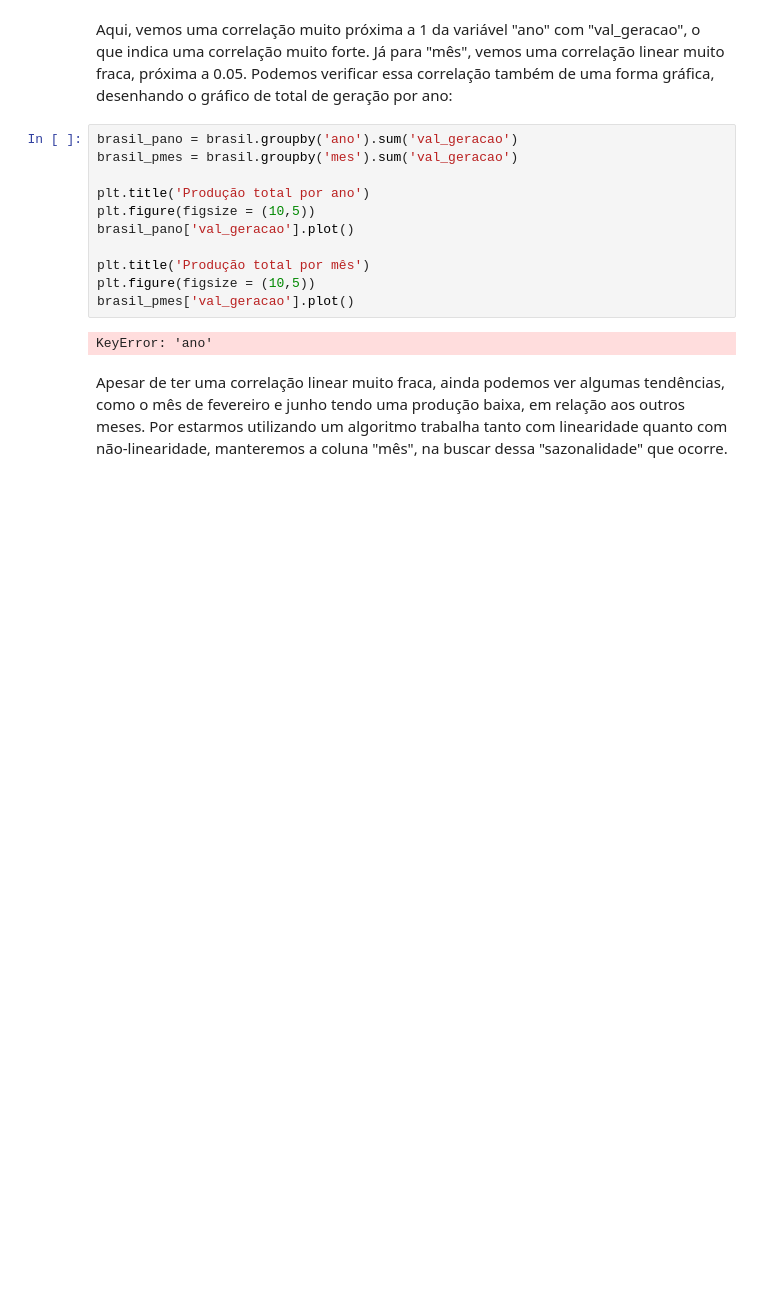
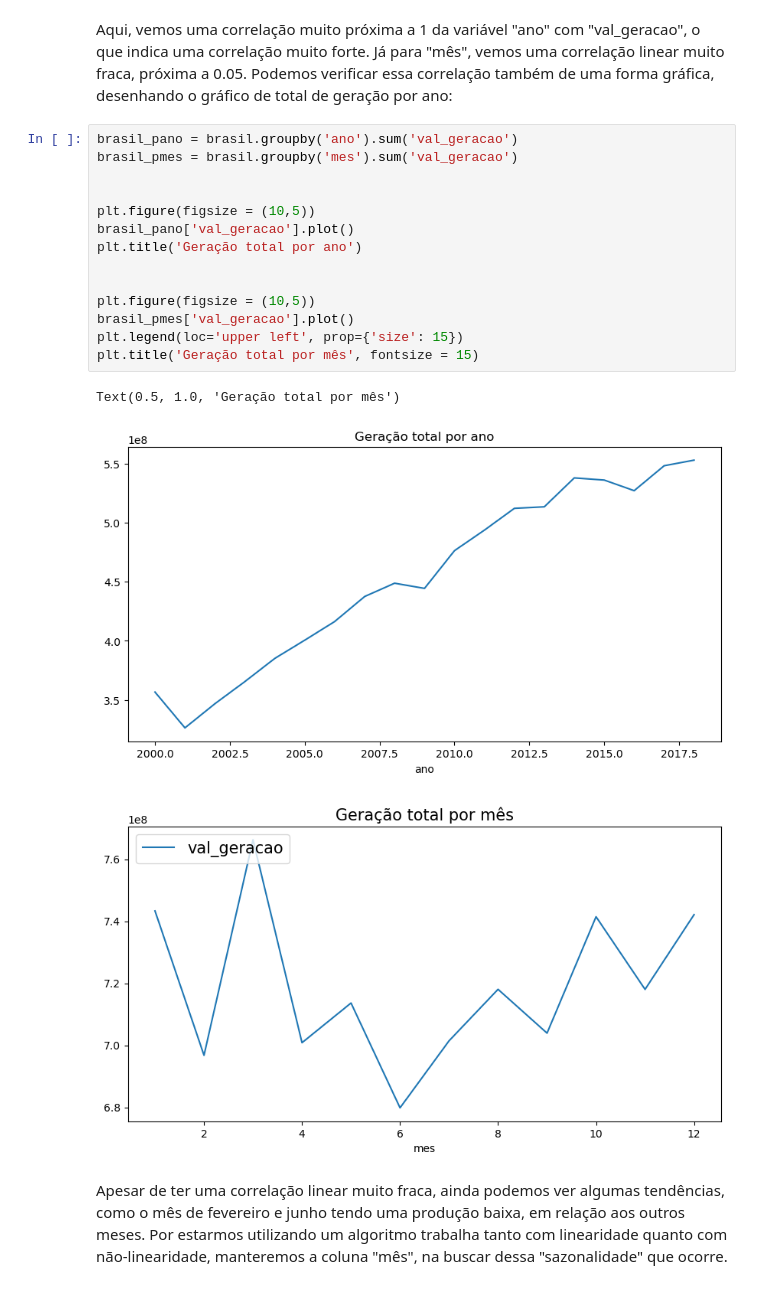
Before and after one commit to ppbgarcia/bootcamp20241, a Jupyter notebook: eda.ipynb, the cells around one changed output. Saved outputs shown, nothing was run; the diff lists cells and outputs as text; blank space fills up the shorter version.

```diff
--- a/eda.ipynb
+++ b/eda.ipynb
@@ -312,16 +350,21 @@ Aqui, vemos uma correlação muito próxima a 1 da variável "ano" com "val_gera
 # %%
 brasil_pano = brasil.groupby('ano').sum('val_geracao')
 brasil_pmes = brasil.groupby('mes').sum('val_geracao')
 
-plt.title('Produção total por ano')
+
 plt.figure(figsize = (10,5))
 brasil_pano['val_geracao'].plot()
+plt.title('Geração total por ano')
 
-plt.title('Produção total por mês')
+
 plt.figure(figsize = (10,5))
 brasil_pmes['val_geracao'].plot()
+plt.legend(loc='upper left', prop={'size': 15})
+plt.title('Geração total por mês', fontsize = 15)
 # %% [output]
-KeyError: 'ano'
+Text(0.5, 1.0, 'Geração total por mês')
+[figure, added]
+[figure, added]
 # %% [markdown]
 Apesar de ter uma correlação linear muito fraca, ainda podemos ver algumas tendências, como o mês de fevereiro e junho tendo uma produção baixa, em relação aos outros meses. Por estarmos utilizando um algoritmo trabalha tanto com linearidade quanto com não-linearidade, manteremos a coluna "mês", na buscar dessa "sazonalidade" que ocorre.
 # %% [markdown]
```
Also changed, not shown: parts of 11 cells of this notebook.
